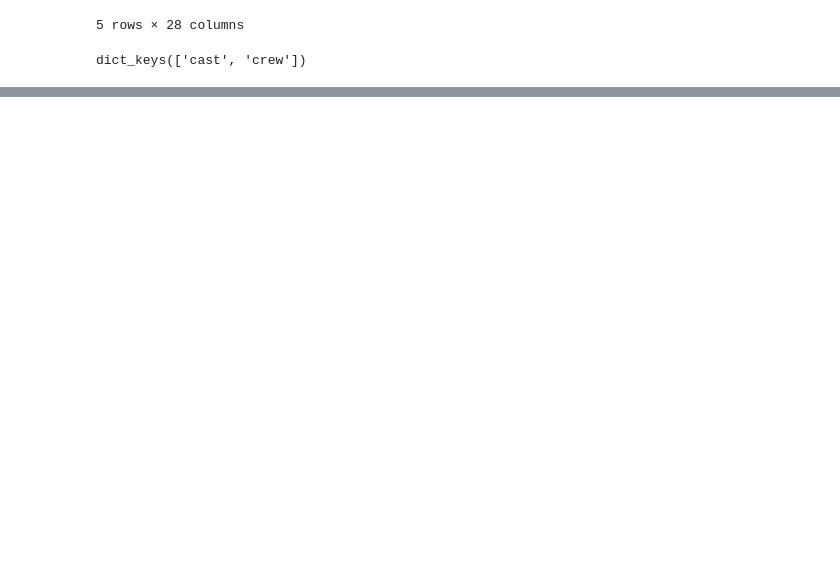
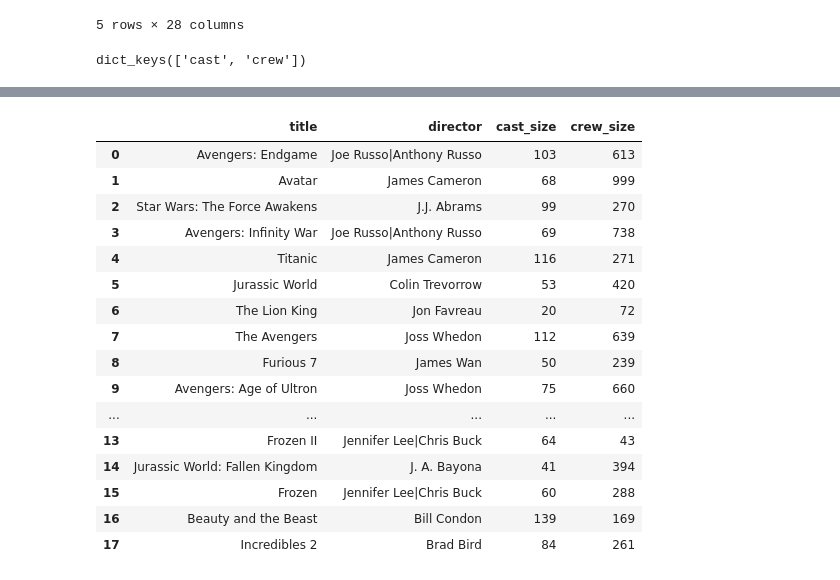
Before and after one commit to CasualLev/tmdb-movalyzer, a Jupyter notebook: notebooks/tmdb_analysis.ipynb, the cells around one changed output, grey strips where cells are left out. Saved outputs shown, nothing was run; the diff lists cells and outputs as text; code cells hidden in the pictures; blank space fills up the shorter version.

Commit message:
Clean data: fix types, handle unrealistic values, filter and finalize columns

```diff
--- a/notebooks/tmdb_analysis.ipynb
+++ b/notebooks/tmdb_analysis.ipynb
@@ -147,0 +155,2 @@ dict_keys(['cast', 'crew'])
+# %%
+df = df_raw.copy()
@@ -147,0 +167,4 @@ dict_keys(['cast', 'crew'])
+# %%
+cols_to_drop = ["adult", "imdb_id", "original_title", "video", "homepage"]
+df = df.drop(columns=cols_to_drop, errors="ignore")
+df.shape
@@ -147,0 +246,41 @@ dict_keys(['cast', 'crew'])
+# %%
+def extract_credits(credits):
+    """Extract cast names, cast size, director(s) and crew size from a credits dict."""
+    if not isinstance(credits, dict):
+        return pd.Series({"cast": np.nan, "cast_size": np.nan,
+                          "director": np.nan, "crew_size": np.nan})
+
+    cast = credits.get("cast", [])
+    crew = credits.get("crew", [])
+    directors = [p["name"] for p in crew if p.get("job") == "Director"]
+
+    return pd.Series({
+        "cast": "|".join(p["name"] for p in cast) or np.nan,
+        "cast_size": len(cast),
+        "director": "|".join(directors) or np.nan,
+        "crew_size": len(crew),
+    })
+
+
+df[["cast", "cast_size", "director", "crew_size"]] = df["credits"].apply(extract_credits)
+df = df.drop(columns="credits")
+
+df[["title", "director", "cast_size", "crew_size"]]
+# %% [output]
+|  | title | director | cast_size | crew_size |
+| 0 | Avengers: Endgame | Joe Russo|Anthony Russo | 103 | 613 |
+| 1 | Avatar | James Cameron | 68 | 999 |
+| 2 | Star Wars: The Force Awakens | J.J. Abrams | 99 | 270 |
+| 3 | Avengers: Infinity War | Joe Russo|Anthony Russo | 69 | 738 |
+| 4 | Titanic | James Cameron | 116 | 271 |
+| 5 | Jurassic World | Colin Trevorrow | 53 | 420 |
+| 6 | The Lion King | Jon Favreau | 20 | 72 |
+| 7 | The Avengers | Joss Whedon | 112 | 639 |
+| 8 | Furious 7 | James Wan | 50 | 239 |
+| 9 | Avengers: Age of Ultron | Joss Whedon | 75 | 660 |
+| ... | ... | ... | ... | ... |
+| 13 | Frozen II | Jennifer Lee|Chris Buck | 64 | 43 |
+| 14 | Jurassic World: Fallen Kingdom | J. A. Bayona | 41 | 394 |
+| 15 | Frozen | Jennifer Lee|Chris Buck | 60 | 288 |
+| 16 | Beauty and the Beast | Bill Condon | 139 | 169 |
+| 17 | Incredibles 2 | Brad Bird | 84 | 261 |
```
Also changed, not shown: parts of 27 cells of this notebook, 1 other file.
